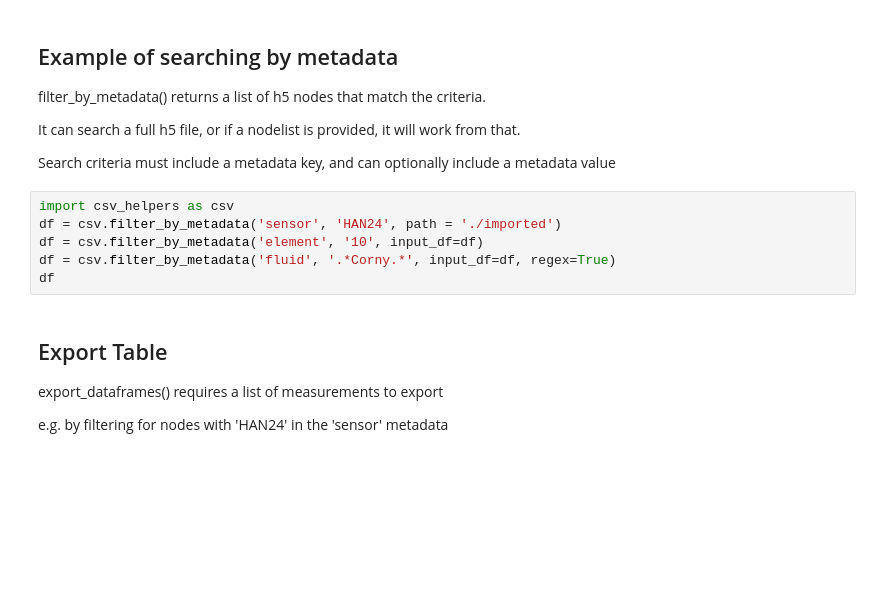
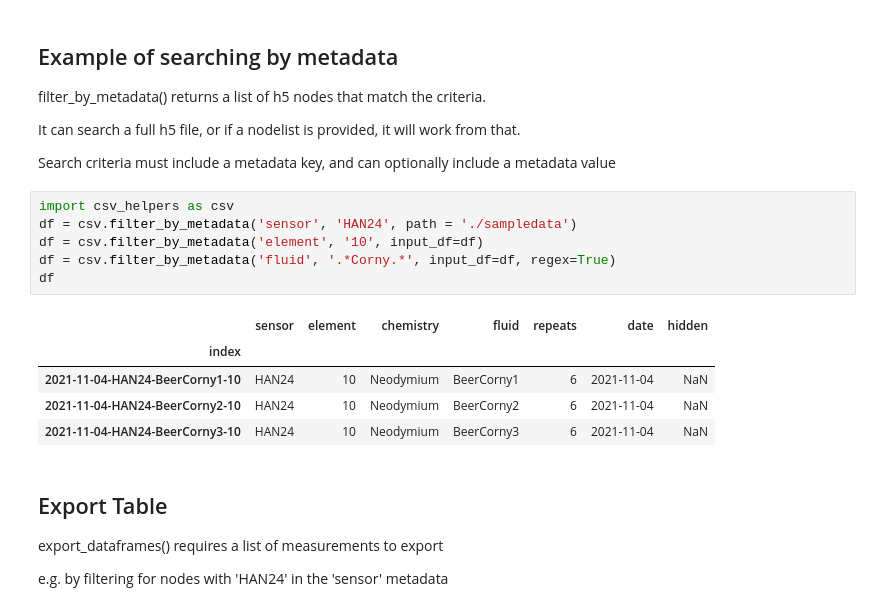
Before and after one commit to calcut/dwt-optical, a Jupyter notebook: csv_import_export.ipynb, the cells around one changed output. Cells and saved outputs as stored; diff of their text form; blank space fills up the shorter version.

```diff
--- a/csv_import_export.ipynb
+++ b/csv_import_export.ipynb
@@ -108,10 +160,16 @@ Search criteria must include a metadata key, and can optionally include a
 metadata value
 # %%
 import csv_helpers as csv
-df = csv.filter_by_metadata('sensor', 'HAN24', path = './imported')
+df = csv.filter_by_metadata('sensor', 'HAN24', path = './sampledata')
 df = csv.filter_by_metadata('element', '10', input_df=df)
 df = csv.filter_by_metadata('fluid', '.*Corny.*', input_df=df, regex=True)
 df
+# %% [output]
+|  | sensor | element | chemistry | fluid | repeats | date | hidden |
+| index |  |  |  |  |  |  |  |
+| 2021-11-04-HAN24-BeerCorny1-10 | HAN24 | 10 | Neodymium | BeerCorny1 | 6 | 2021-11-04 | NaN |
+| 2021-11-04-HAN24-BeerCorny2-10 | HAN24 | 10 | Neodymium | BeerCorny2 | 6 | 2021-11-04 | NaN |
+| 2021-11-04-HAN24-BeerCorny3-10 | HAN24 | 10 | Neodymium | BeerCorny3 | 6 | 2021-11-04 | NaN |
 # %% [markdown]
 ## Export Table
 
```
Also changed, not shown: parts of 4 cells of this notebook.
